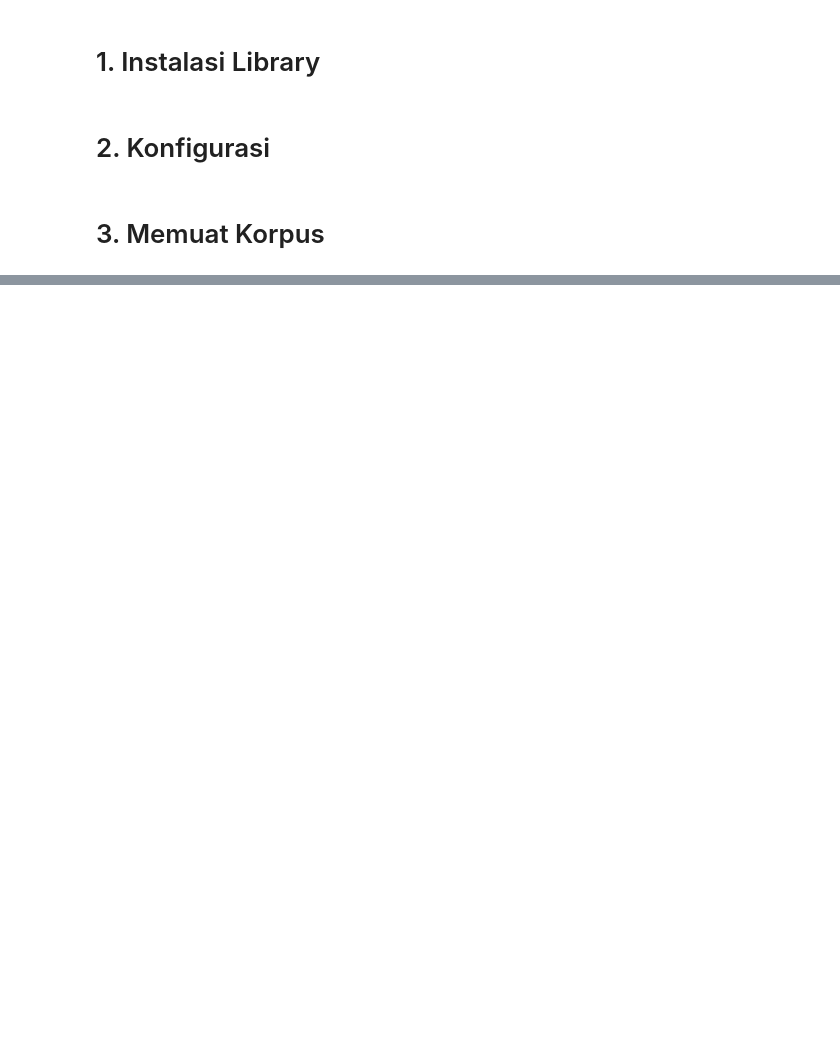
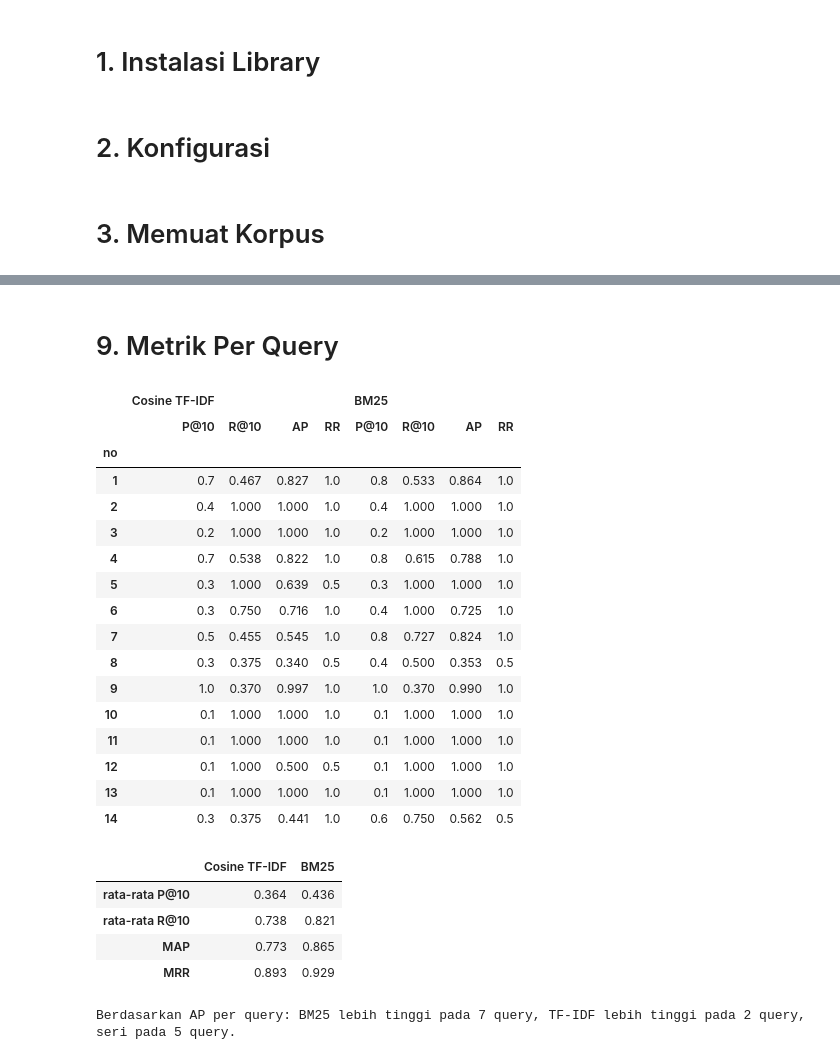
Before and after one commit to EaganKyoji/AI-project, a Jupyter notebook: perbandingan-cosine-tf-idf-dengan-bm25.ipynb, the cells around one changed output, grey strips where cells are left out. Drawn from its saved outputs; the diff is of its cells as text; code cells hidden in the pictures; blank space fills up the shorter version.

```diff
--- a/perbandingan-cosine-tf-idf-dengan-bm25.ipynb
+++ b/perbandingan-cosine-tf-idf-dengan-bm25.ipynb
@@ -107,0 +433,74 @@ Daftar kolom: Index(['docID', 'title', 'article_text', 'tokens_stemmed'], dtype=
+# %% [markdown]
+# 9. Metrik Per Query
+# %%
+def presisi_di_k(ranking, relevan, k):
+    return len(set(ranking[:k].tolist()) & relevan) / k
+
+def recall_di_k(ranking, relevan, k):
+    return len(set(ranking[:k].tolist()) & relevan) / len(relevan)
+
+def average_precision(ranking, relevan):
+    hit, total = 0, 0.0
+    for pos, d in enumerate(ranking.tolist(), 1):
+        if d in relevan:
+            hit += 1
+            total += hit / pos
+    return total / len(relevan)
+
+def reciprocal_rank(ranking, relevan):
+    for pos, d in enumerate(ranking.tolist(), 1):
+        if d in relevan:
+            return 1.0 / pos
+    return 0.0
+
+def hitung_metrik(daftar_ranking):
+    baris = []
+    for q, r in zip(queries, daftar_ranking):
+        if not q["relevan"]:
+            continue
+        baris.append({
+            "no": q["no"],
+            f"P@{TOP_K}": presisi_di_k(r, q["relevan"], TOP_K),
+            f"R@{TOP_K}": recall_di_k(r, q["relevan"], TOP_K),
+            "AP": average_precision(r, q["relevan"]),
+            "RR": reciprocal_rank(r, q["relevan"]),
+        })
+    return pd.DataFrame(baris).set_index("no")
+
+metrik_tfidf = hitung_metrik(RANK_TFIDF)
+metrik_bm25 = hitung_metrik(RANK_BM25)
+metrik_gabung = pd.concat({"Cosine TF-IDF": metrik_tfidf, "BM25": metrik_bm25}, axis=1)
+display(metrik_gabung.round(3))
+
+rata = pd.DataFrame({"Cosine TF-IDF": metrik_tfidf.mean(), "BM25": metrik_bm25.mean()})
+rata.index = [f"rata-rata {x}" if x not in ("AP", "RR") else ("MAP" if x == "AP" else "MRR") for x in rata.index]
+display(rata.round(3))
+
+unggul_bm25 = int((metrik_bm25["AP"] > metrik_tfidf["AP"] + 1e-9).sum())
+unggul_tfidf = int((metrik_tfidf["AP"] > metrik_bm25["AP"] + 1e-9).sum())
+print(f"Berdasarkan AP per query: BM25 lebih tinggi pada {unggul_bm25} query, "
+      f"TF-IDF lebih tinggi pada {unggul_tfidf} query, seri pada {len(metrik_bm25) - unggul_bm25 - unggul_tfidf} query.")
+# %% [output]
+|  | Cosine TF-IDF |  |  |  | BM25 |  |  |  |
+|  | P@10 | R@10 | AP | RR | P@10 | R@10 | AP | RR |
+| no |  |  |  |  |  |  |  |  |
+| 1 | 0.7 | 0.467 | 0.827 | 1.0 | 0.8 | 0.533 | 0.864 | 1.0 |
+| 2 | 0.4 | 1.000 | 1.000 | 1.0 | 0.4 | 1.000 | 1.000 | 1.0 |
+| 3 | 0.2 | 1.000 | 1.000 | 1.0 | 0.2 | 1.000 | 1.000 | 1.0 |
+| 4 | 0.7 | 0.538 | 0.822 | 1.0 | 0.8 | 0.615 | 0.788 | 1.0 |
+| 5 | 0.3 | 1.000 | 0.639 | 0.5 | 0.3 | 1.000 | 1.000 | 1.0 |
+| 6 | 0.3 | 0.750 | 0.716 | 1.0 | 0.4 | 1.000 | 0.725 | 1.0 |
+| 7 | 0.5 | 0.455 | 0.545 | 1.0 | 0.8 | 0.727 | 0.824 | 1.0 |
+| 8 | 0.3 | 0.375 | 0.340 | 0.5 | 0.4 | 0.500 | 0.353 | 0.5 |
+| 9 | 1.0 | 0.370 | 0.997 | 1.0 | 1.0 | 0.370 | 0.990 | 1.0 |
+| 10 | 0.1 | 1.000 | 1.000 | 1.0 | 0.1 | 1.000 | 1.000 | 1.0 |
+| 11 | 0.1 | 1.000 | 1.000 | 1.0 | 0.1 | 1.000 | 1.000 | 1.0 |
+| 12 | 0.1 | 1.000 | 0.500 | 0.5 | 0.1 | 1.000 | 1.000 | 1.0 |
+| 13 | 0.1 | 1.000 | 1.000 | 1.0 | 0.1 | 1.000 | 1.000 | 1.0 |
+| 14 | 0.3 | 0.375 | 0.441 | 1.0 | 0.6 | 0.750 | 0.562 | 0.5 |
+|  | Cosine TF-IDF | BM25 |
+| rata-rata P@10 | 0.364 | 0.436 |
+| rata-rata R@10 | 0.738 | 0.821 |
+| MAP | 0.773 | 0.865 |
+| MRR | 0.893 | 0.929 |
+Berdasarkan AP per query: BM25 lebih tinggi pada 7 query, TF-IDF lebih tinggi pada 2 query, seri pada 5 query.
```
Also changed, not shown: parts of 18 cells of this notebook.
